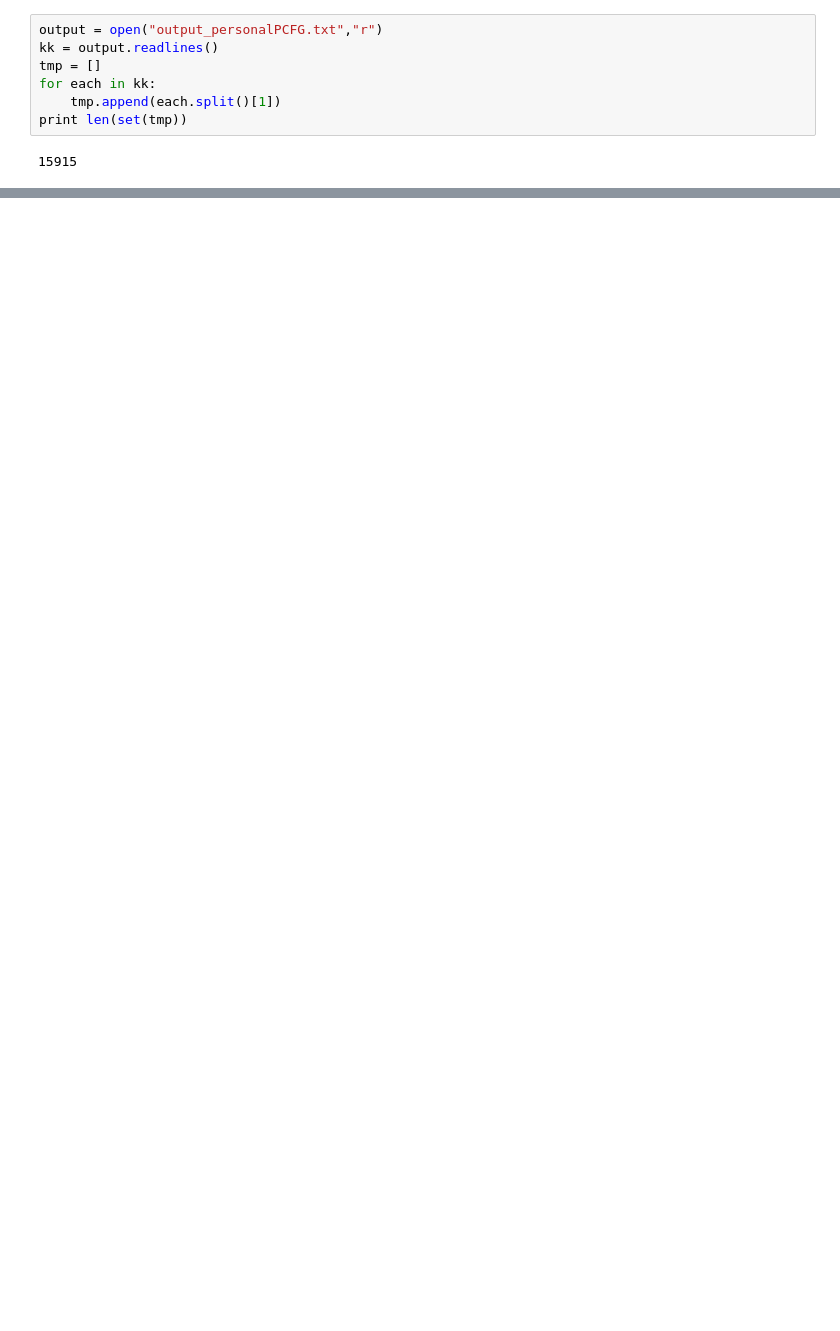
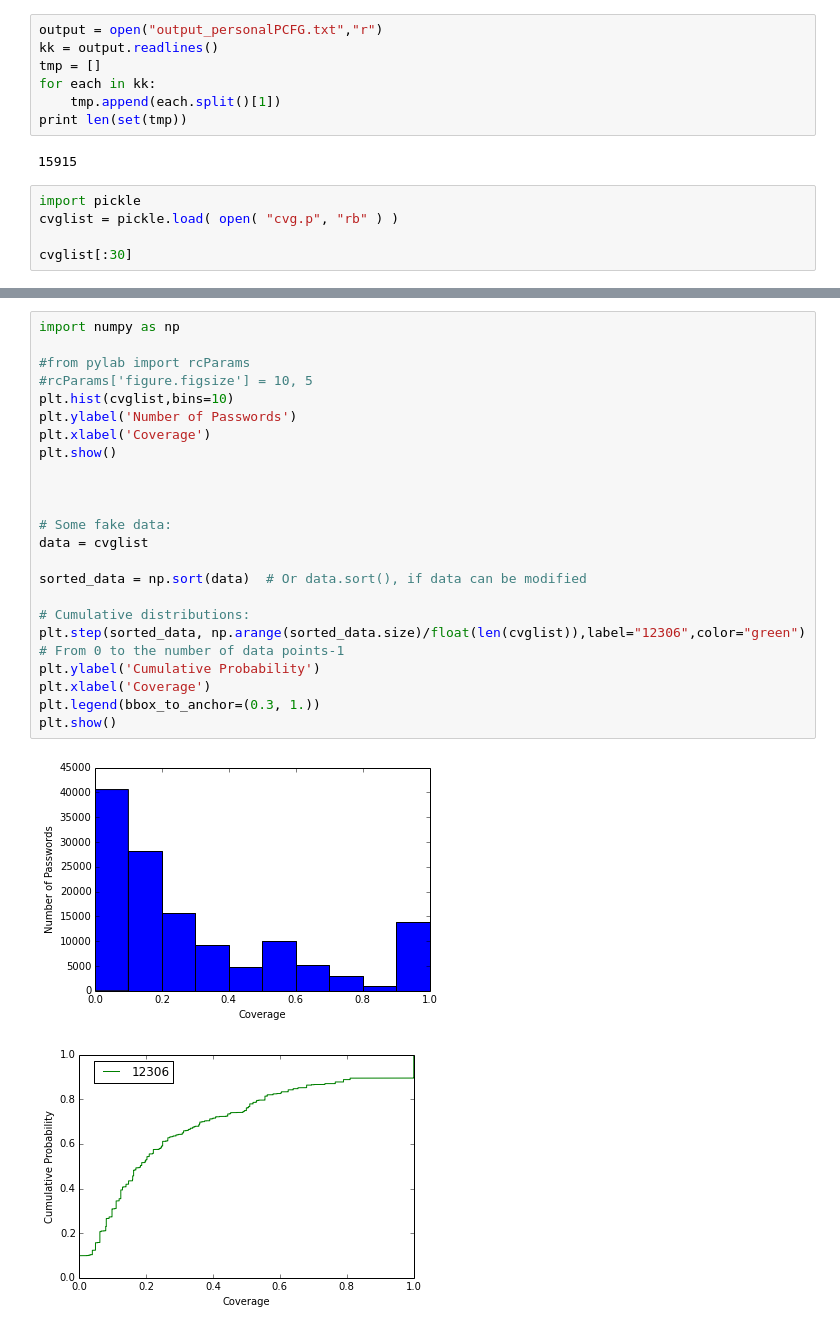
Before and after one commit to qingyuanxingsi/12306_passcracking, a Jupyter notebook: Cracking.ipynb, the cells around one changed output, grey strips where cells are left out. Cells and saved outputs as stored; diff of their text form; blank space fills up the shorter version.

```diff
--- a/Cracking.ipynb
+++ b/Cracking.ipynb
@@ -79,3 +87,8 @@ for each in kk:
 print len(set(tmp))
 # %% [output]
 15915
+# %%
+import pickle
+cvglist = pickle.load( open( "cvg.p", "rb" ) )
+
+cvglist[:30]
@@ -81,0 +113,26 @@ print len(set(tmp))
+# %%
+import numpy as np
+
+#from pylab import rcParams
+#rcParams['figure.figsize'] = 10, 5
+plt.hist(cvglist,bins=10)
+plt.ylabel('Number of Passwords')
+plt.xlabel('Coverage')
+plt.show()
+
+
+
+# Some fake data:
+data = cvglist
+
+sorted_data = np.sort(data)  # Or data.sort(), if data can be modified
+
+# Cumulative distributions:
+plt.step(sorted_data, np.arange(sorted_data.size)/float(len(cvglist)),label="12306",color="green")  # From 0 to the number of data points-1
+plt.ylabel('Cumulative Probability')
+plt.xlabel('Coverage')
+plt.legend(bbox_to_anchor=(0.3, 1.))
+plt.show()
+# %% [output]
+[figure, added]
+[figure, added]
```
Also changed, not shown: parts of 4 cells of this notebook, 20 other files.
